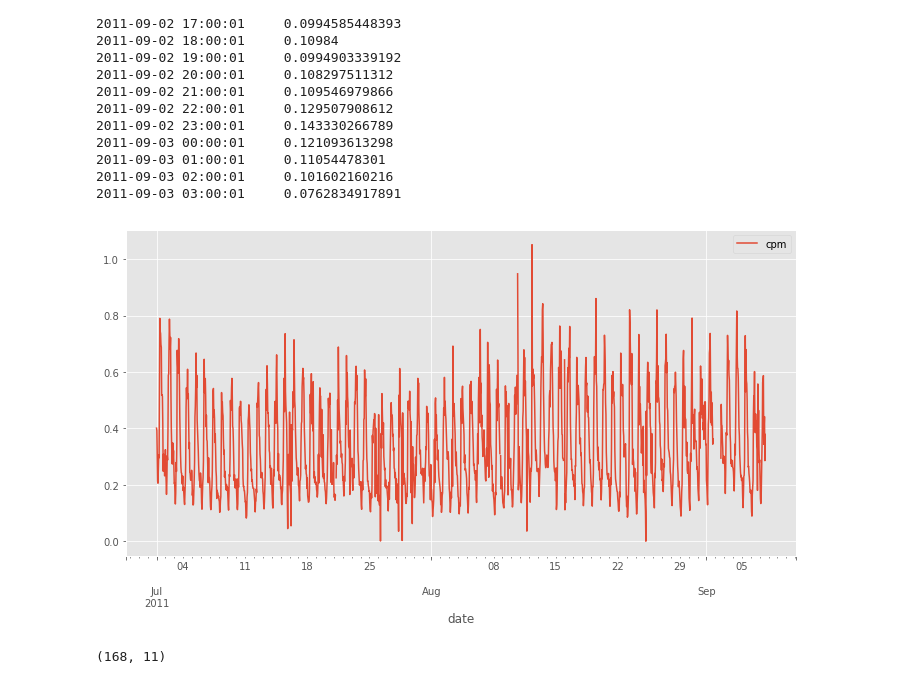
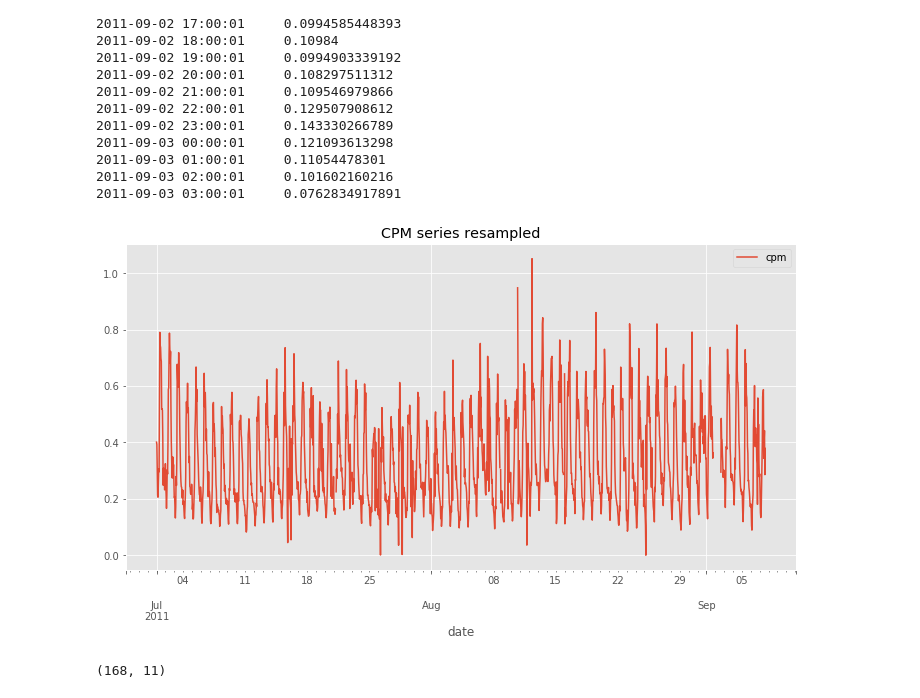
Before and after one commit to sebastianmarkow/blog-appendix, a Jupyter notebook: outlier-detection-rpca/time-series-anomaly-detection-via-rpca.ipynb, the cells around one changed output. Cells and saved outputs as stored; diff of their text form; code cells hidden in the pictures.

```diff
--- a/outlier-detection-rpca/time-series-anomaly-detection-via-rpca.ipynb
+++ b/outlier-detection-rpca/time-series-anomaly-detection-via-rpca.ipynb
@@ -196,9 +196,9 @@ df_cpm.plot(**PLTARGS);
 # %%
 df_cpm = df_cpm.resample('1h').mean()
 # %%
-df_cpm.plot(**PLTARGS);
+df_cpm.plot(title='CPM series resampled', **PLTARGS);
 # %% [output]
-[figure, old version]
+[figure, new version]
 # %%
 df_cpm = df_cpm.interpolate(method='linear')
 # %%
```
Also changed, not shown: parts of 14 cells of this notebook, 10 other files.
